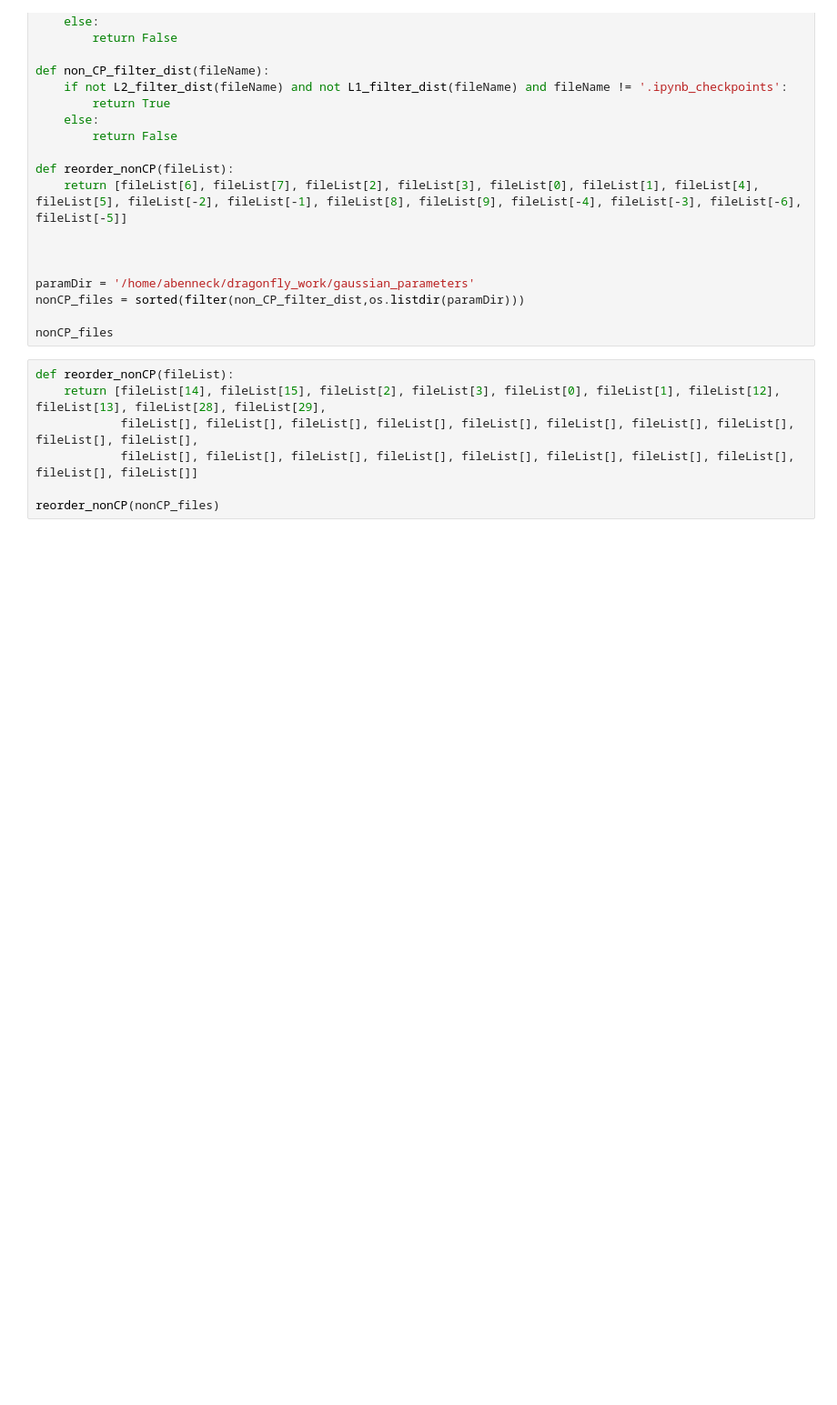
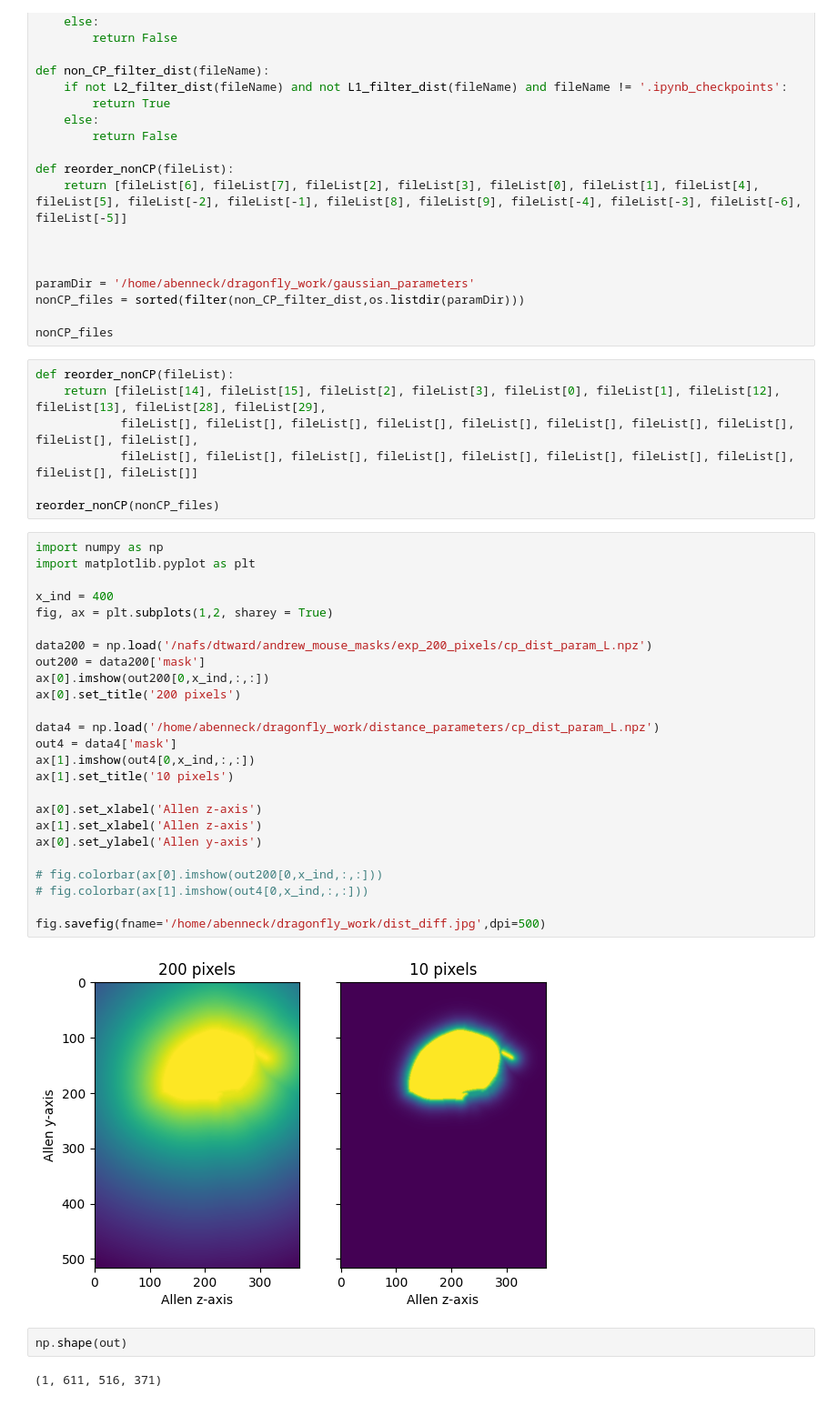
Before and after one commit to twardlab/dragonfly_registration_summer_2023, a Jupyter notebook: test.ipynb, the cells around one changed output. Shown at 91% size. Drawn from its saved outputs; the diff is of its cells as text; blank space fills up the shorter version.

```diff
--- a/test.ipynb
+++ b/test.ipynb
@@ -35,3 +35,34 @@ def reorder_nonCP(fileList):
             fileList[], fileList[], fileList[], fileList[], fileList[], fileList[], fileList[], fileList[], fileList[], fileList[]]
 
 reorder_nonCP(nonCP_files)
+# %%
+import numpy as np
+import matplotlib.pyplot as plt
+
+x_ind = 400
+fig, ax = plt.subplots(1,2, sharey = True)
+
+data200 = np.load('/nafs/dtward/andrew_mouse_masks/exp_200_pixels/cp_dist_param_L.npz')
+out200 = data200['mask']
+ax[0].imshow(out200[0,x_ind,:,:])
+ax[0].set_title('200 pixels')
+
+data4 = np.load('/home/abenneck/dragonfly_work/distance_parameters/cp_dist_param_L.npz')
+out4 = data4['mask']
+ax[1].imshow(out4[0,x_ind,:,:])
+ax[1].set_title('10 pixels')
+
+ax[0].set_xlabel('Allen z-axis')
+ax[1].set_xlabel('Allen z-axis')
+ax[0].set_ylabel('Allen y-axis')
+
+# fig.colorbar(ax[0].imshow(out200[0,x_ind,:,:]))
+# fig.colorbar(ax[1].imshow(out4[0,x_ind,:,:]))
+
+fig.savefig(fname='/home/abenneck/dragonfly_work/dist_diff.jpg',dpi=500)
+# %% [output]
+[figure, added]
+# %%
+np.shape(out)
+# %% [output]
+(1, 611, 516, 371)
```
Also changed, not shown: 1 other file.
